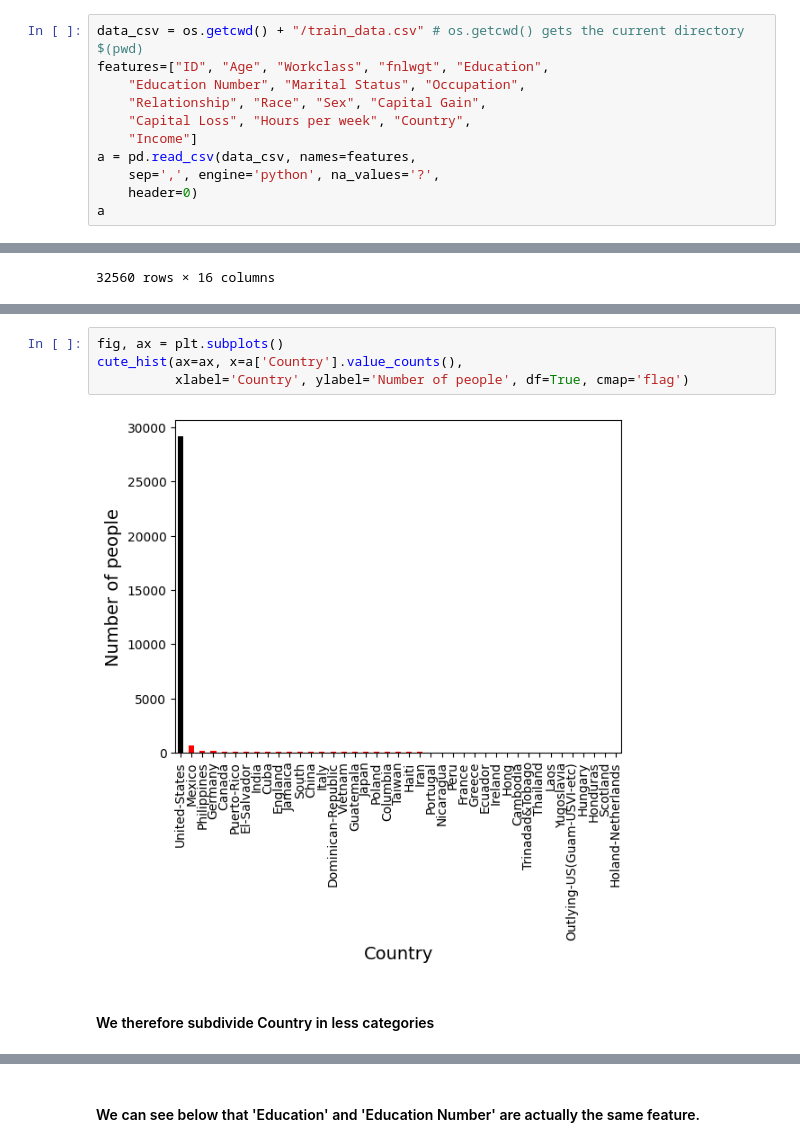
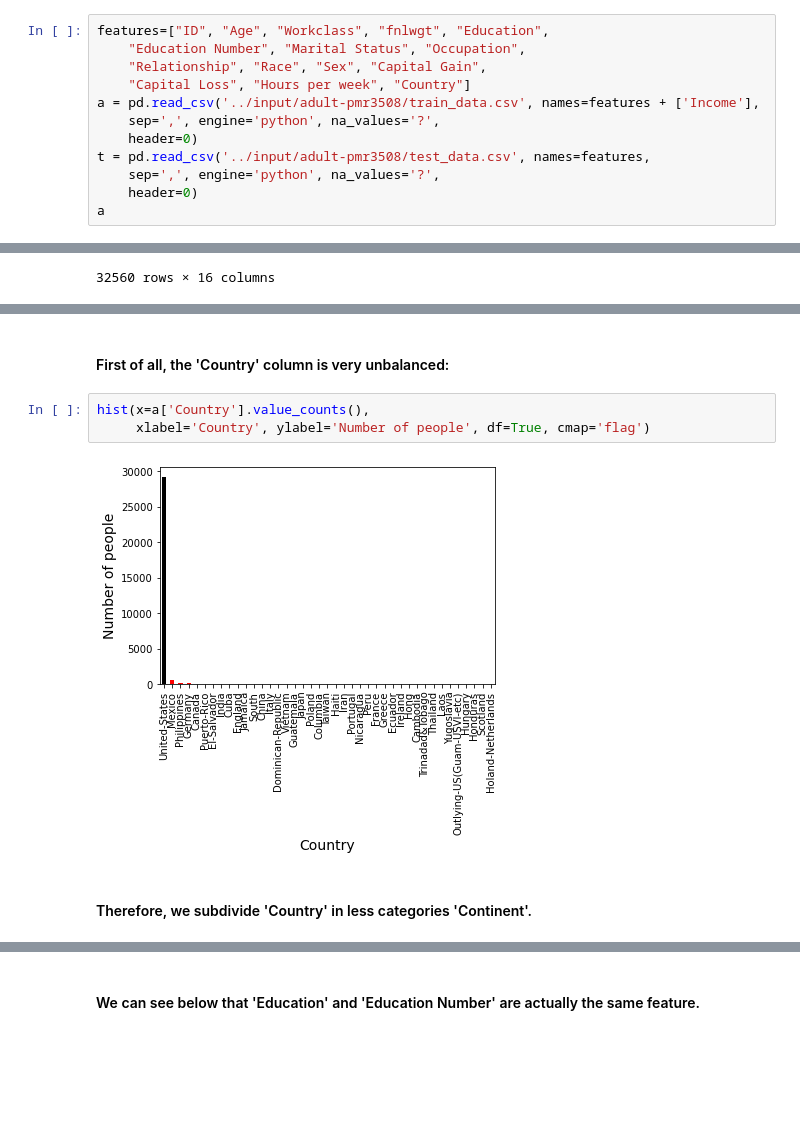
Before and after one commit to matmarqs/pmr, a Jupyter notebook: knn/PMR3508-2022-37-Adult-KNN.ipynb, the cells around one changed output, grey strips where cells are left out. Drawn from its saved outputs; the diff is of its cells as text; blank space fills up the shorter version.

```diff
--- a/knn/PMR3508-2022-37-Adult-KNN.ipynb
+++ b/knn/PMR3508-2022-37-Adult-KNN.ipynb
@@ -76,11 +59,12 @@ def cute_pie(ax, x, title='',
 # %%
-data_csv = os.getcwd() + "/train_data.csv" # os.getcwd() gets the current directory $(pwd)
 features=["ID", "Age", "Workclass", "fnlwgt", "Education",
     "Education Number", "Marital Status", "Occupation",
     "Relationship", "Race", "Sex", "Capital Gain",
-    "Capital Loss", "Hours per week", "Country",
-    "Income"]
-a = pd.read_csv(data_csv, names=features,
+    "Capital Loss", "Hours per week", "Country"]
+a = pd.read_csv('../input/adult-pmr3508/train_data.csv', names=features + ['Income'],
+    sep=',', engine='python', na_values='?',
+    header=0)
+t = pd.read_csv('../input/adult-pmr3508/test_data.csv', names=features,
     sep=',', engine='python', na_values='?',
     header=0)
 a
@@ -133,8 +85,9 @@ Name: Country, dtype: int64
+# %% [markdown]
+#### First of all, the 'Country' column is very unbalanced:
 # %%
-fig, ax = plt.subplots()
-cute_hist(ax=ax, x=a['Country'].value_counts(),
-          xlabel='Country', ylabel='Number of people', df=True, cmap='flag')
+hist(x=a['Country'].value_counts(),
+     xlabel='Country', ylabel='Number of people', df=True, cmap='flag')
 # %% [output]
-[figure, old version]
+[figure, new version]
 # %% [markdown]
-#### We therefore subdivide Country in less categories
+#### Therefore, we subdivide 'Country' in less categories 'Continent'.
```
Also changed, not shown: parts of 51 cells of this notebook, 4 other files.
